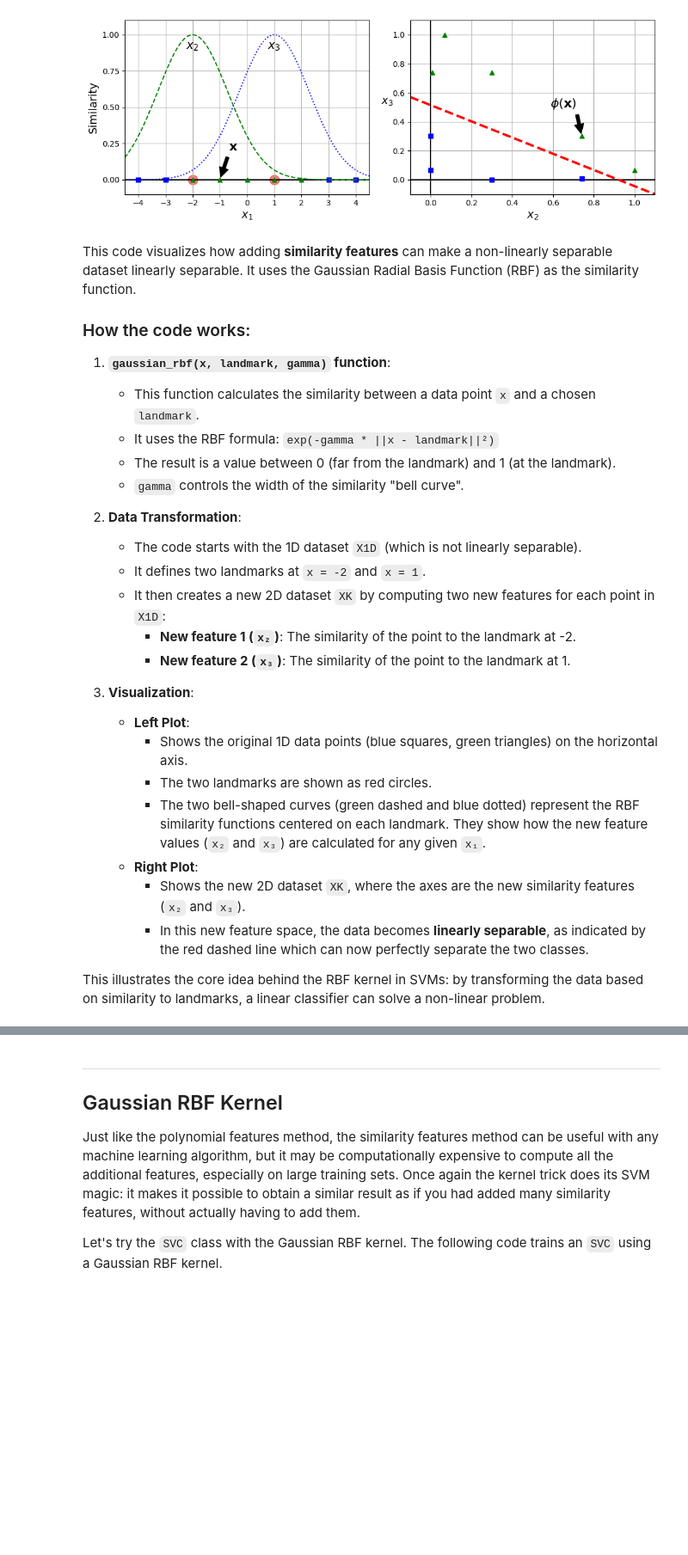
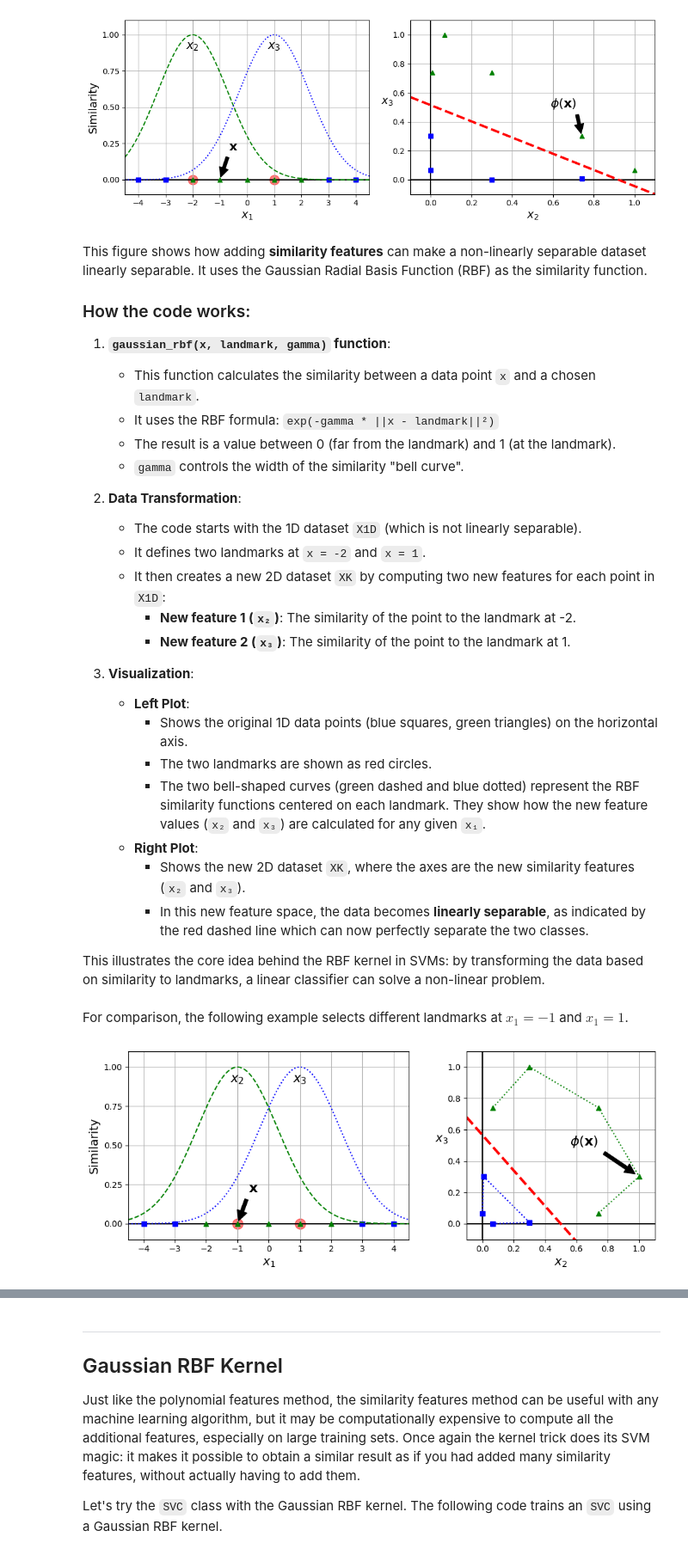
Before and after one commit to Ronald6635/handson-ml3, a Jupyter notebook: 05_support_vector_machines.ipynb, the cells around one changed output, grey strips where cells are left out. Shown at 86% size. Cells and saved outputs as stored; diff of their text form; code cells hidden in the pictures; blank space fills up the shorter version.

```diff
--- a/05_support_vector_machines.ipynb
+++ b/05_support_vector_machines.ipynb
@@ -793,7 +952,7 @@ plt.show()
 # %% [output]
 [figure]
 # %% [markdown]
-This code visualizes how adding **similarity features** can make a non-linearly separable dataset linearly separable. It uses the Gaussian Radial Basis Function (RBF) as the similarity function.
+This figure shows how adding **similarity features** can make a non-linearly separable dataset linearly separable. It uses the Gaussian Radial Basis Function (RBF) as the similarity function.
 
 ### How the code works:
 
@@ -820,3 +979,67 @@ This code visualizes how adding **similarity features** can make a non-linearly
         *   In this new feature space, the data becomes **linearly separable**, as indicated by the red dashed line which can now perfectly separate the two classes.
 
 This illustrates the core idea behind the RBF kernel in SVMs: by transforming the data based on similarity to landmarks, a linear classifier can solve a non-linear problem.
+# %% [markdown]
+For comparison, the following example selects different landmarks at $x_1 = -1$ and $x_1 = 1$.
+# %%
+from numpy import square
+
+
+x1s = np.linspace(-4.5, 4.5, 200).reshape(-1, 1)
+x2s = gaussian_rbf(x1s, -1, gamma) # similarity to landmark x2 = -1
+x3s = gaussian_rbf(x1s, 1, gamma) # similarity to landmark x3 = 1
+
+XK = np.c_[gaussian_rbf(X1D, -1, gamma), gaussian_rbf(X1D, 1, gamma)] # transformed dataset
+yk = np.array([0, 0, 1, 1, 1, 1, 1, 0, 0]) # target labels
+
+plt.figure(figsize=(10.5, 4))
+
+plt.subplot(121)
+plt.grid(True)
+plt.axhline(y=0, color='k')
+plt.scatter(x=[-1, 1], y=[0, 0], s=150, alpha=0.5, c="red")
+plt.plot(X1D[:, 0][yk==0], np.zeros(4), "bs")
+plt.plot(X1D[:, 0][yk==1], np.zeros(5), "g^")
+plt.plot(x1s, x2s, "g--")
+plt.plot(x1s, x3s, "b:")
+plt.yticks([0, 0.25, 0.5, 0.75, 1])
+plt.xlabel("$x_1$")
+plt.ylabel("Similarity")
+plt.annotate(
+    r'$\mathbf{x}$',
+    xy=(X1D[3, 0], 0),
+    xytext=(-0.5, 0.20),
+    ha="center",
+    arrowprops=dict(facecolor='black', shrink=0.1),
+    fontsize=16,
+)
+plt.text(-1, 0.9, "$x_2$", ha="center", fontsize=15)
+plt.text(1, 0.9, "$x_3$", ha="center", fontsize=15)
+plt.axis((-4.5, 4.5, -0.1, 1.1))
+
+plt.subplot(122)
+plt.grid(True)
+plt.axhline(y=0, color='k')
+plt.axvline(x=0, color='k')
+plt.plot(XK[:, 0][yk==0], XK[:, 1][yk==0], "bs:")
+plt.plot(XK[:, 0][yk==1], XK[:, 1][yk==1], "g^:")
+plt.xlabel("$x_2$")
+plt.ylabel("$x_3$  ", rotation=0)
+plt.annotate(
+    r'$\phi\left(\mathbf{x}\right)$',
+    xy=(XK[3, 0], XK[3, 1]),
+    xytext=(0.65, 0.50),
+    ha="center",
+    arrowprops=dict(facecolor='black', shrink=0.1),
+    fontsize=16,
+)
+plt.plot([-0.1, 1.1], [0.68, -0.68], "r--", linewidth=3)
+plt.axis((-0.1, 1.1, -0.1, 1.1))
+plt.gca().set_aspect("equal")
+
+plt.subplots_adjust(right=1)
+
+save_fig("kernel_method_plot_2")
+plt.show()
+# %% [output]
+[figure, added]
```
Also changed, not shown: parts of 45 cells of this notebook, 2 other files.
